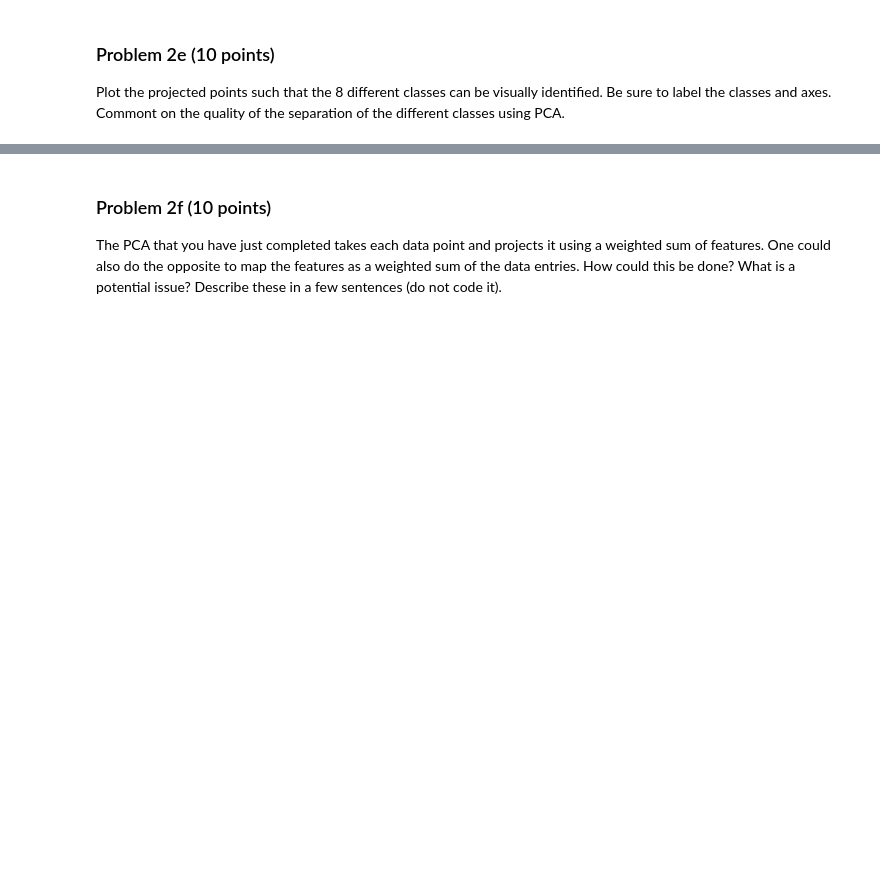
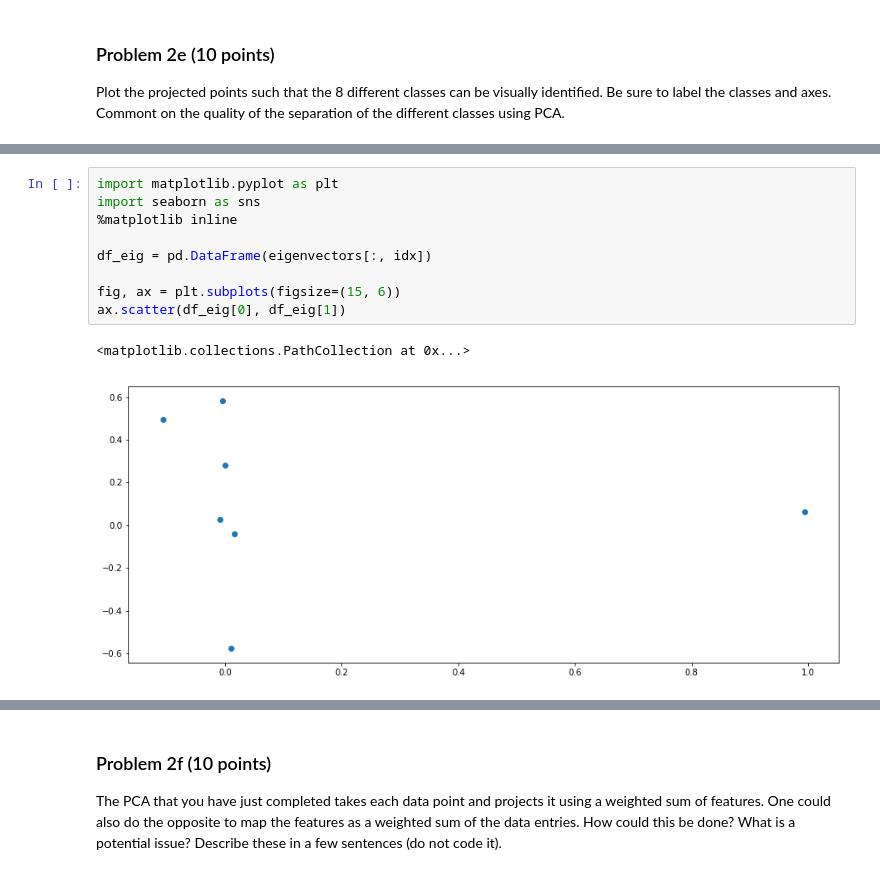
Before and after one commit to paulmattheww/Harvard-CS82-Advanced-ML, a Jupyter notebook: Assignments/CSCI E-82 Assignment 1.ipynb, the cells around one changed output, grey strips where cells are left out. Saved outputs shown, nothing was run; the diff lists cells and outputs as text; blank space fills up the shorter version.

```diff
--- a/Assignments/CSCI E-82 Assignment 1.ipynb
+++ b/Assignments/CSCI E-82 Assignment 1.ipynb
@@ -232,0 +246,12 @@ Plot the projected points such that the 8 different classes can be visually iden
+# %%
+import matplotlib.pyplot as plt
+import seaborn as sns
+%matplotlib inline
+
+df_eig = pd.DataFrame(eigenvectors[:, idx])
+
+fig, ax = plt.subplots(figsize=(15, 6))
+ax.scatter(df_eig[0], df_eig[1])
+# %% [output]
+<matplotlib.collections.PathCollection at 0x...>
+[figure, added]
```
Also changed, not shown: parts of 7 cells of this notebook.
